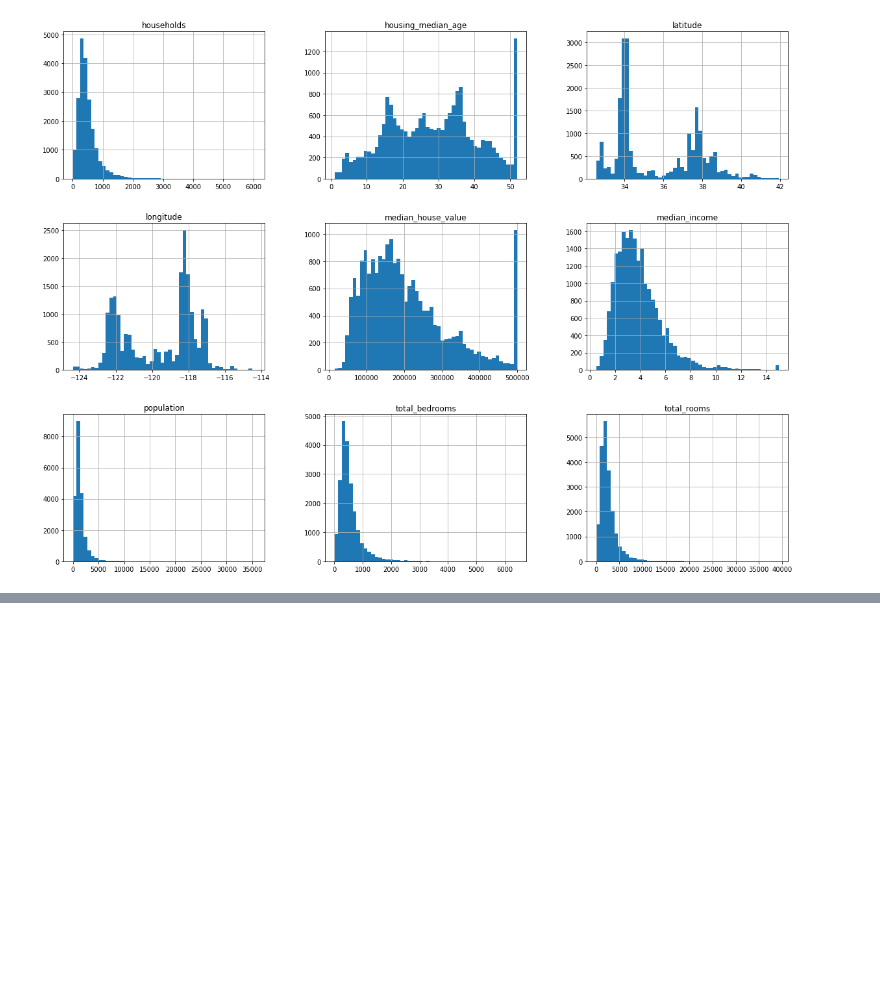
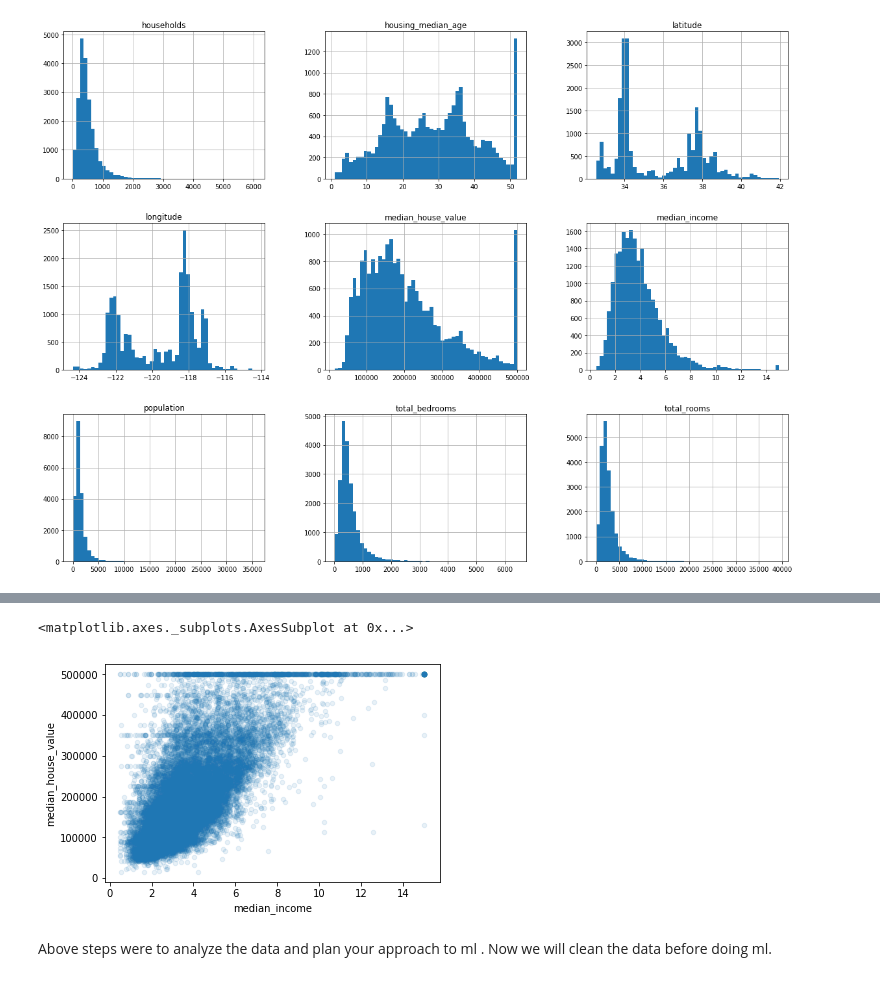
Before and after one commit to rahulsingh303/tensorflow, a Jupyter notebook: housing_linear_regression.ipynb, the cells around one changed output, grey strips where cells are left out. Drawn from its saved outputs; the diff is of its cells as text; code cells hidden in the pictures; blank space fills up the shorter version.

```diff
--- a/housing_linear_regression.ipynb
+++ b/housing_linear_regression.ipynb
@@ -88,0 +107,6 @@ array([[<matplotlib.axes._subplots.AxesSubplot object at 0x...>,
+# %%
+housing.plot(kind="scatter", x="median_income", y="median_house_value",
+             alpha=0.1)
+# %% [output]
+<matplotlib.axes._subplots.AxesSubplot at 0x...>
+[figure, added]
@@ -88,0 +125,2 @@ array([[<matplotlib.axes._subplots.AxesSubplot object at 0x...>,
+# %% [markdown]
+Above steps were to analyze the data and plan your approach to ml . Now we will clean the data before doing ml.
```
Also changed, not shown: parts of 5 cells of this notebook.
